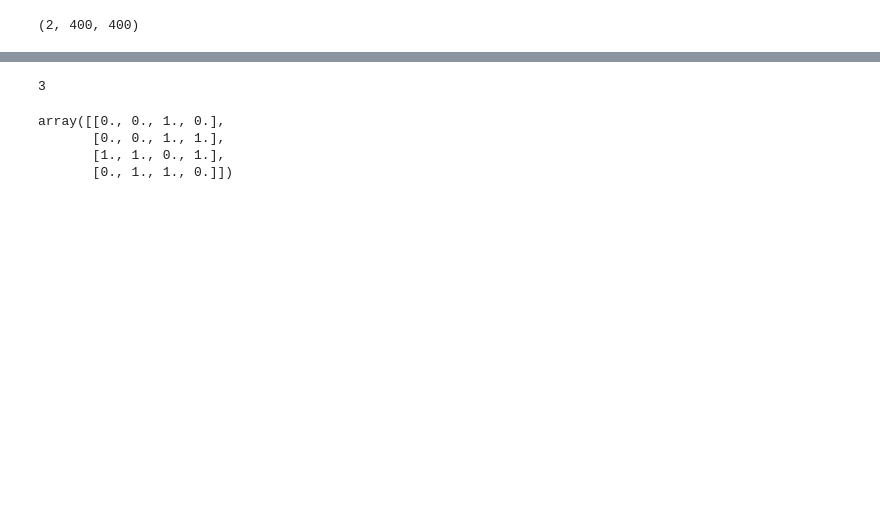
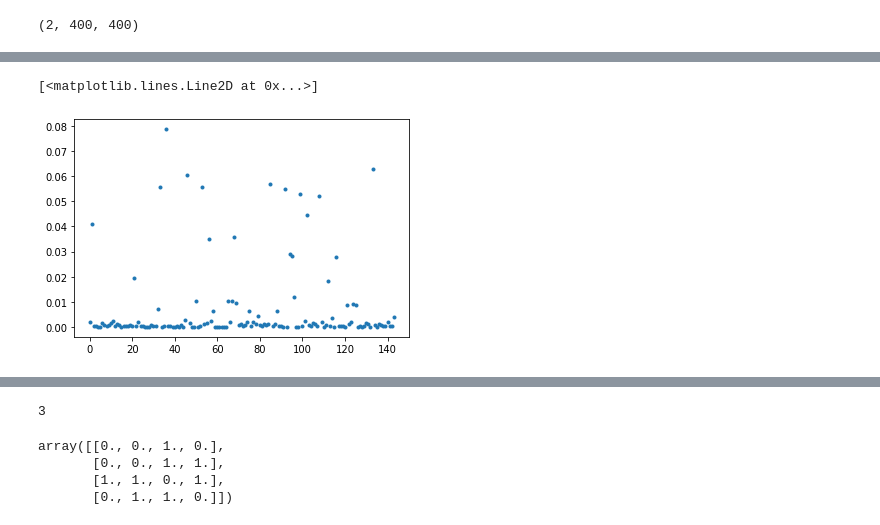
Before and after one commit to p-serna/game_embeddings, a Jupyter notebook: DQN_Agent_Conv.ipynb, the cells around one changed output, grey strips where cells are left out. Drawn from its saved outputs; the diff is of its cells as text; code cells hidden in the pictures; blank space fills up the shorter version.

```diff
--- a/DQN_Agent_Conv.ipynb
+++ b/DQN_Agent_Conv.ipynb
@@ -213,0 +275,15 @@ for j in range(2000):
+# %%
+def get_probs(state):
+    state = torch.from_numpy(state).float().unsqueeze(0).to(device)
+    smartagent0.qnetwork_online.eval()
+    with torch.no_grad():
+        action_values = smartagent0.qnetwork_online(state)
+    smartagent0.qnetwork_online.train()
+
+    return np.squeeze(action_values.cpu().data.numpy())
+device = torch.device("cuda:0" if torch.cuda.is_available() else "cpu")
+# %%
+plt.plot(get_probs(state),'.')
+# %% [output]
+[<matplotlib.lines.Line2D at 0x...>]
+[figure, added]
```
Also changed, not shown: parts of 16 cells of this notebook, 3 other files.
